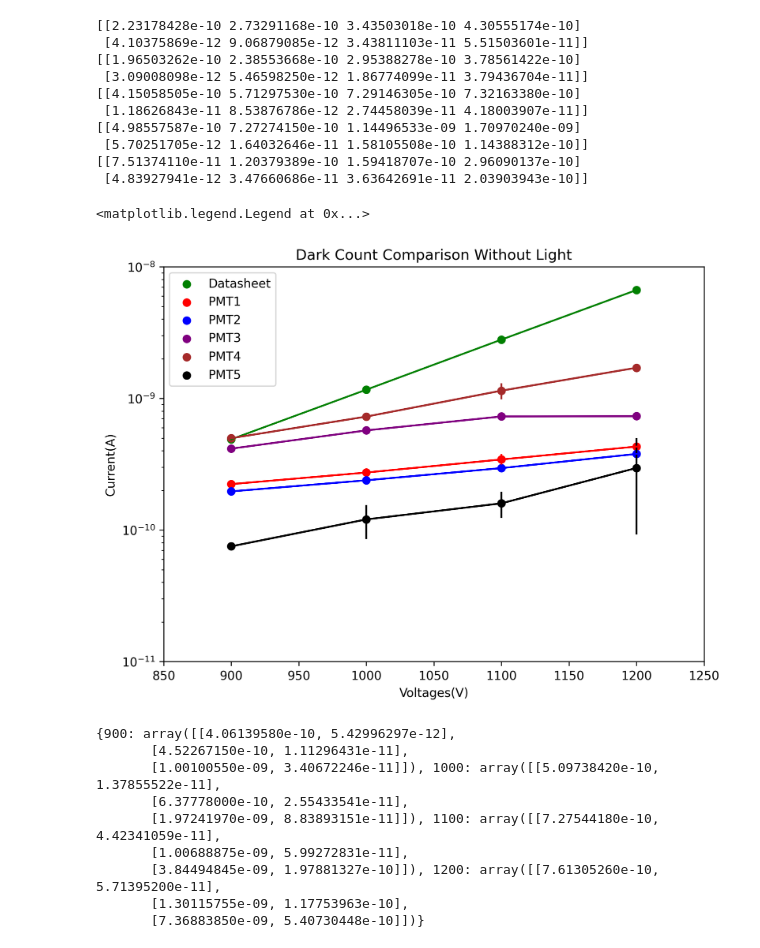
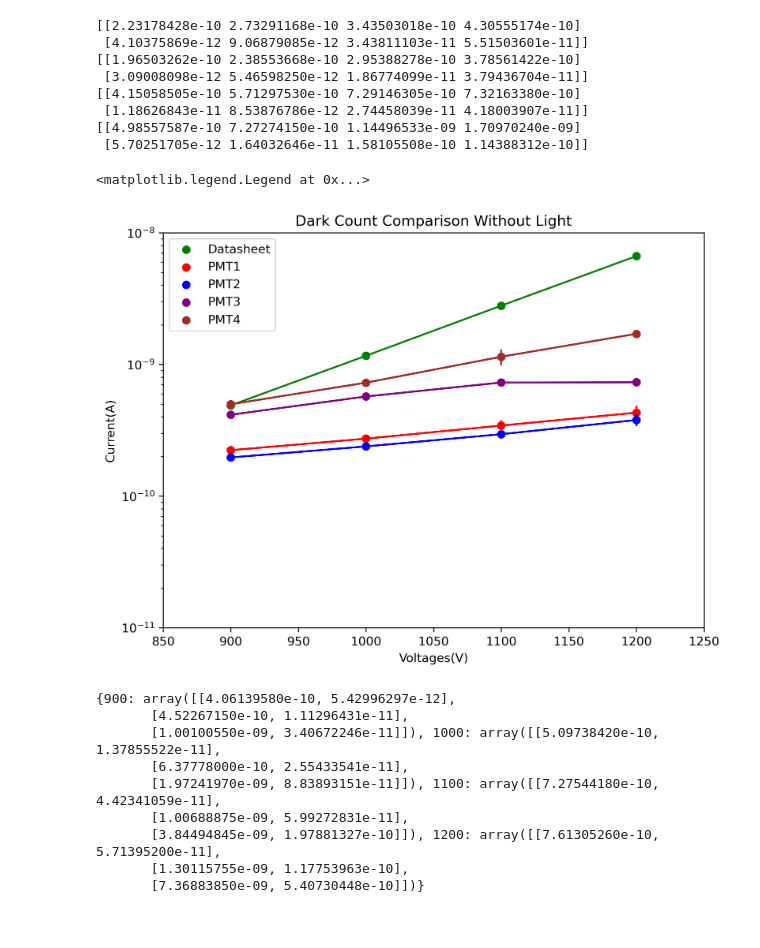
Before and after one commit to ilkerparmaksiz/Analysis, a Jupyter notebook: CRAB/Main/PMT_Characterization/PMT_Gain.ipynb, the cells around one changed output. Cells and saved outputs as stored; diff of their text form; code cells hidden in the pictures.

```diff
--- a/CRAB/Main/PMT_Characterization/PMT_Gain.ipynb
+++ b/CRAB/Main/PMT_Characterization/PMT_Gain.ipynb
@@ -288,36 +290,34 @@ PMT5_DarkCounts=GetValues("PMT5/Dark/bgnd",Voltages,"current_time0.txt")
 # %%
 
 ## Dark Count Comparison Plots ##
 plt.figure(figsize=(8, 6), dpi=300)
 plt.title("Dark Count Comparison Without Light")
 plt.xlabel("Voltages(V)")
 plt.ylabel("Current(A)")
 Datasheet=[Voltages,DataSheetDarkCurrent]
 PlotWithTrendLines(Datasheet,"Datasheet","green")
 PlotWithTrendLines(PMT1_DarkCounts,"PMT1","red")
 PlotWithTrendLines(PMT2_DarkCounts,"PMT2","blue")
 PlotWithTrendLines(PMT3_DarkCounts,"PMT3","purple")
 PlotWithTrendLines(PMT4_DarkCounts,"PMT4","brown")
-PlotWithTrendLines(PMT5_DarkCounts,"PMT5","black")
+#PlotWithTrendLines(PMT5_DarkCounts,"PMT5","black")
 
 
 plt.xlim(850,1250)
 plt.ylim(1e-11,1e-8)
 plt.semilogy()
 plt.legend()
 # %% [output]
 [[2.23178428e-10 2.73291168e-10 3.43503018e-10 4.30555174e-10]
  [4.10375869e-12 9.06879085e-12 3.43811103e-11 5.51503601e-11]]
 [[1.96503262e-10 2.38553668e-10 2.95388278e-10 3.78561422e-10]
  [3.09008098e-12 5.46598250e-12 1.86774099e-11 3.79436704e-11]]
 [[4.15058505e-10 5.71297530e-10 7.29146305e-10 7.32163380e-10]
  [1.18626843e-11 8.53876786e-12 2.74458039e-11 4.18003907e-11]]
 [[4.98557587e-10 7.27274150e-10 1.14496533e-09 1.70970240e-09]
  [5.70251705e-12 1.64032646e-11 1.58105508e-10 1.14388312e-10]]
-[[7.51374110e-11 1.20379389e-10 1.59418707e-10 2.96090137e-10]
- [4.83927941e-12 3.47660686e-11 3.63642691e-11 2.03903943e-10]]
 <matplotlib.legend.Legend at 0x...>
-[figure, old version]
+[figure, new version]
 # %%
 #### Dark Counts With Light ###
 #### Dark Counts with Laser off ####
```
Also changed, not shown: parts of 3 cells of this notebook.
